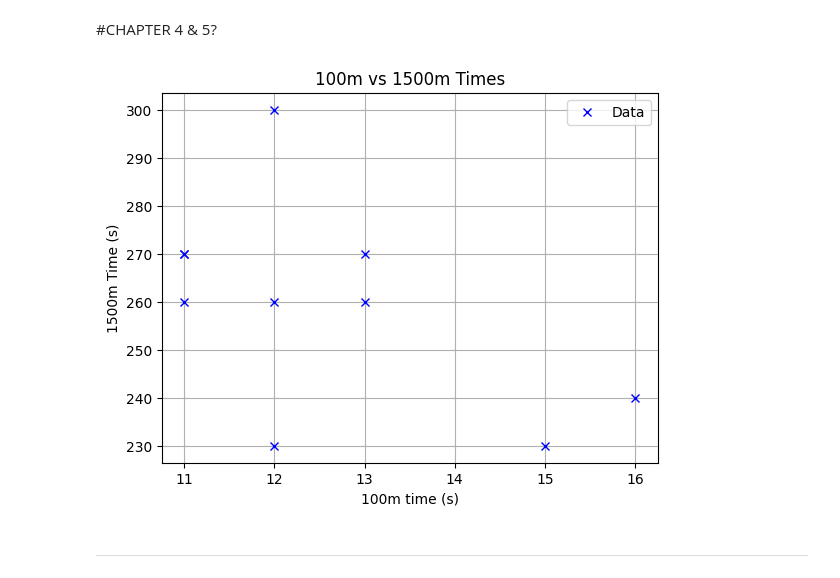
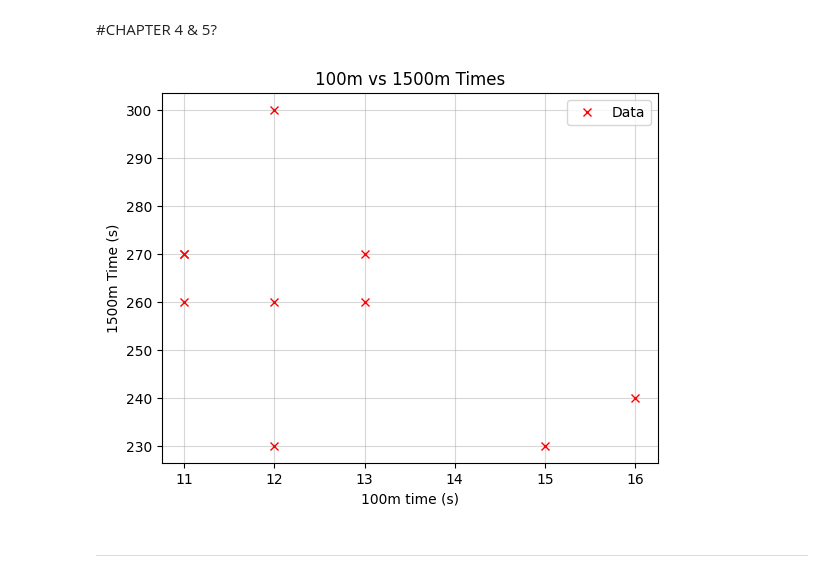
Before and after one commit to Clarke-Henshaw-Miles/extra, a Jupyter notebook: DATA SCIENCE/Data_Science_CA1.ipynb, the cells around one changed output. Drawn from its saved outputs; the diff is of its cells as text; code cells hidden in the pictures.

```diff
--- a/DATA SCIENCE/Data_Science_CA1.ipynb
+++ b/DATA SCIENCE/Data_Science_CA1.ipynb
@@ -221,18 +221,18 @@ Please code your own statistical functions when answering this question. Please
 #CHAPTER 4 & 5?
 # %%
 #Writing the data for 100m and 1500m times into arrays
-one_m = [11, 12, 12, 13, 13, 15, 11, 16, 11, 12]
-fifteen_m = [270, 300, 230, 260, 270, 230, 260, 240, 270, 260]
+one_m = [11, 12, 12, 13, 13, 15, 11, 16, 11, 12] #100m times
+fifteen_m = [270, 300, 230, 260, 270, 230, 260, 240, 270, 260] #1500m times
 
 #Plotting the data
-plt.plot(one_m, fifteen_m, 'bx', label='Data')
+plt.plot(one_m, fifteen_m, 'rx', label='Data')
 plt.xlabel('100m time (s)')
 plt.ylabel('1500m Time (s)')
 plt.title('100m vs 1500m Times')
-plt.grid()
+plt.grid(alpha=0.5)
 plt.legend()
 plt.show()
 # %% [output]
-[figure, old version]
+[figure, new version]
 # %% [markdown]
 ---
```
